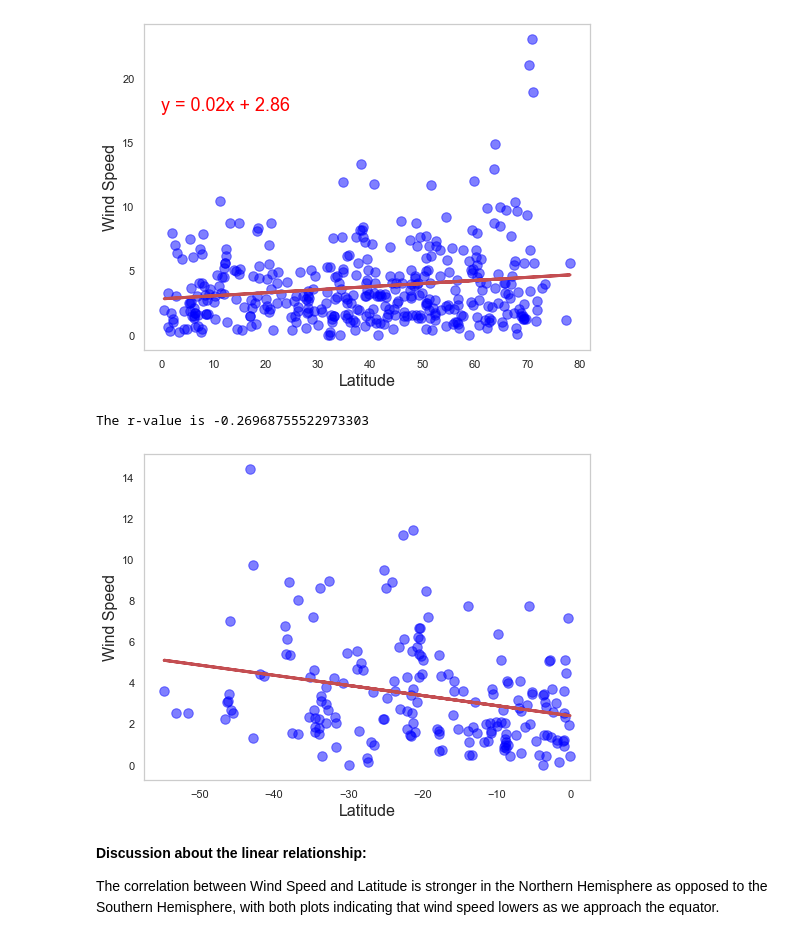
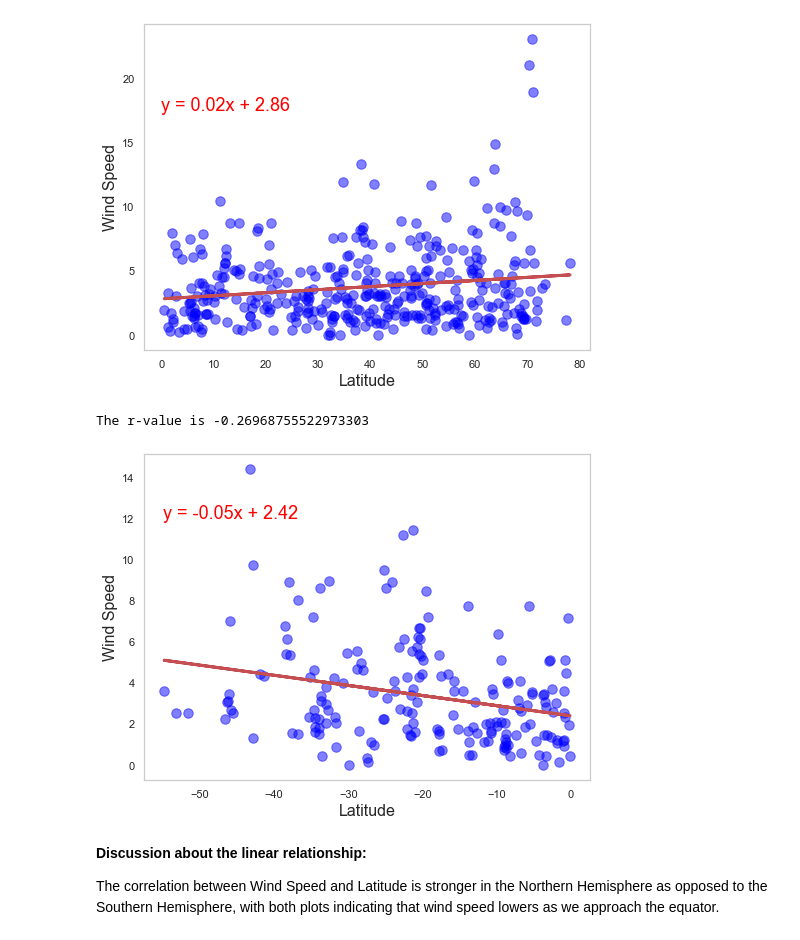
Before and after one commit to jonowood/python-api-challenge, a Jupyter notebook: WeatherPy/WeatherPy.ipynb, the cells around one changed output. Cells and saved outputs as stored; diff of their text form; code cells hidden in the pictures.

Commit message:
Fixed last plot

```diff
--- a/WeatherPy/WeatherPy.ipynb
+++ b/WeatherPy/WeatherPy.ipynb
@@ -433,12 +433,12 @@ The r-value is 0.16132715932409325
 # %%
 # Southern Hemisphere
 x_plot = southern_hemi_df["Lat"]
 y_plot = southern_hemi_df["Wind Speed"]
-linearRegression(x_plot, y_plot, 0, 17.5, "Wind Speed")
+linearRegression(x_plot, y_plot, -55, 12, "Wind Speed")
 plt.savefig("output_data/Fig12.png")
 # %% [output]
 The r-value is -0.26968755522973303
-[figure, old version]
+[figure, new version]
 # %% [markdown]
 **Discussion about the linear relationship:**
 
```
Also changed, not shown: 1 other file.
